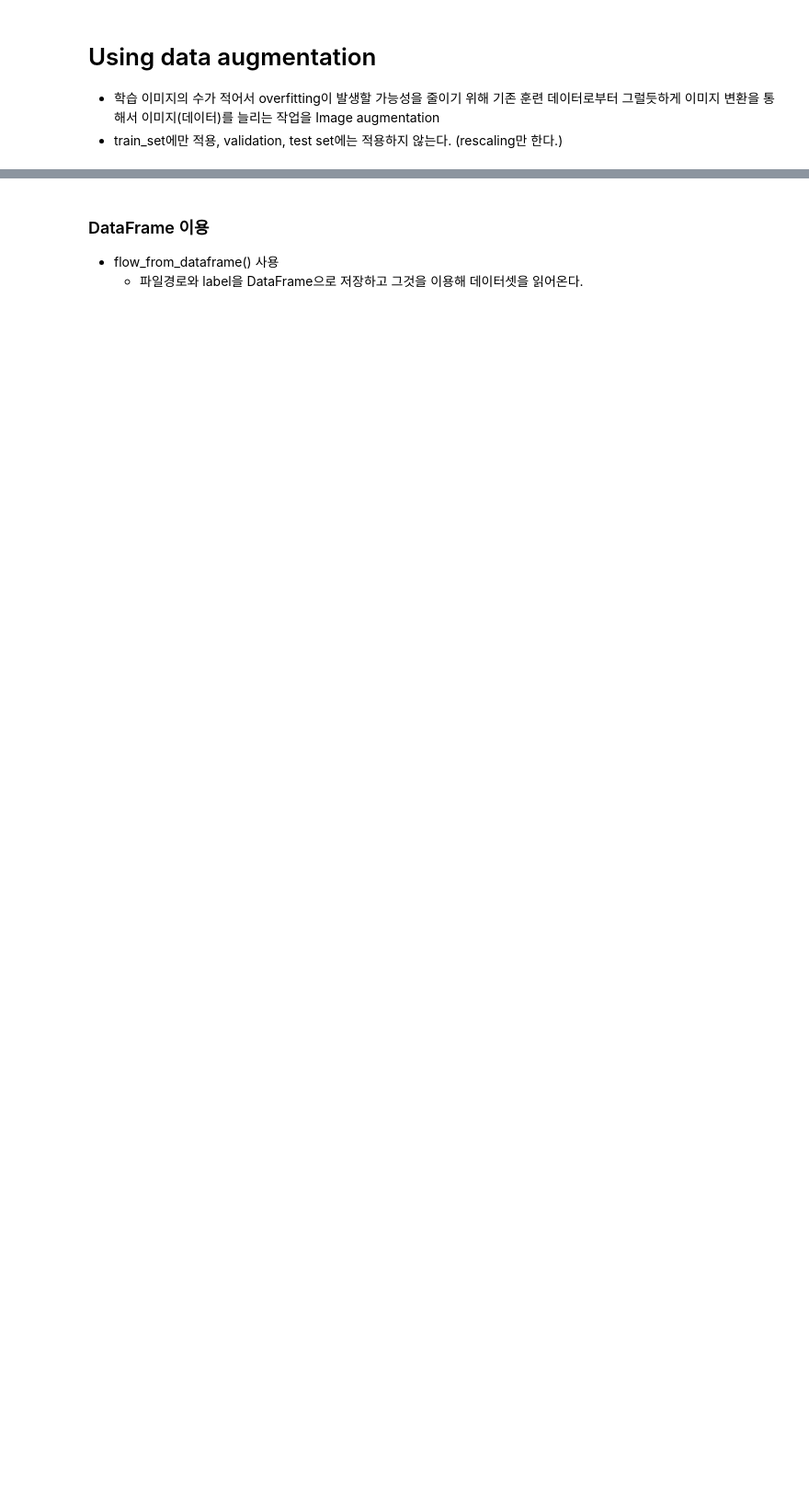
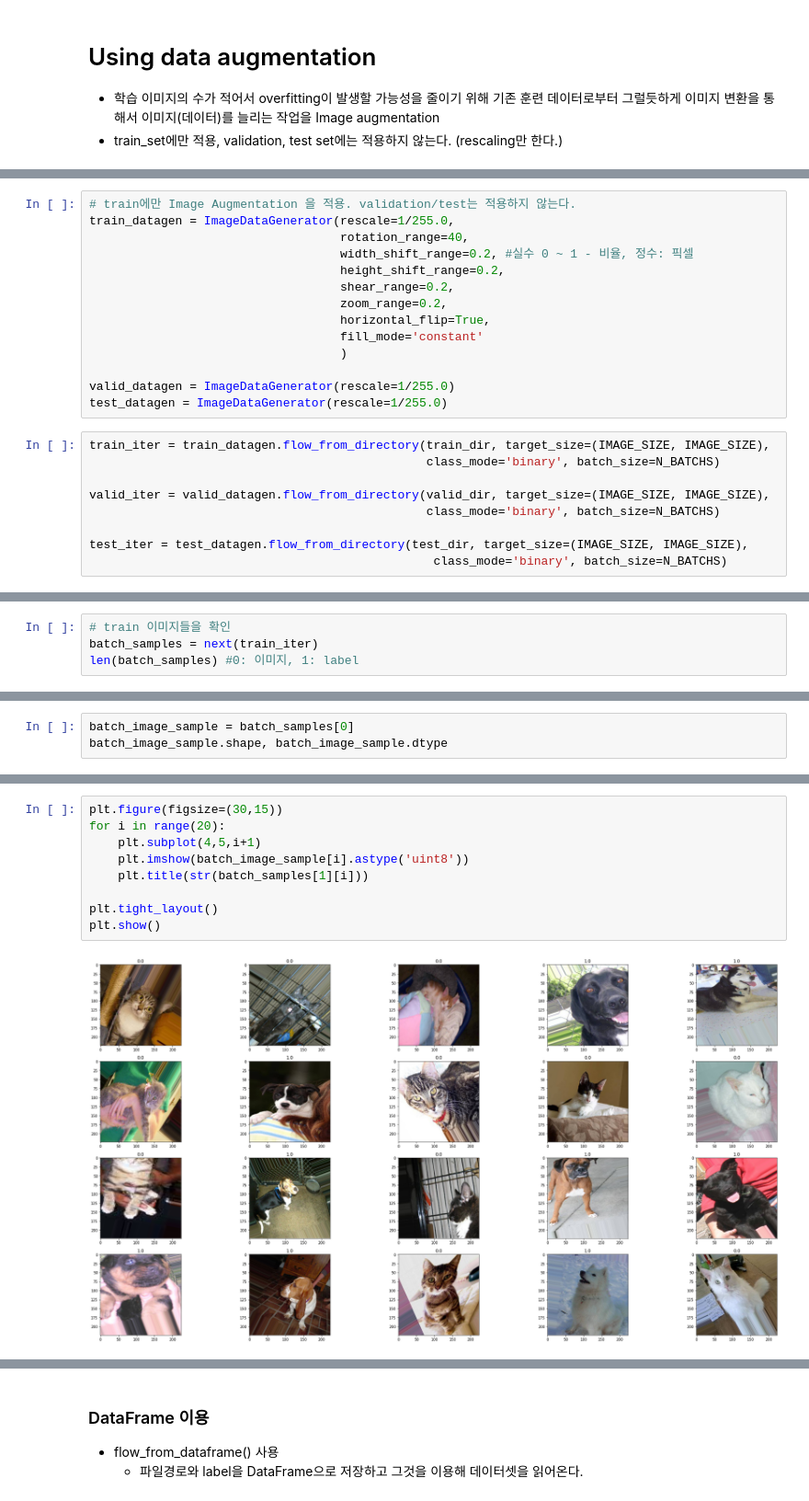
Before and after one commit to purple-cabbage0030/class_review, a Jupyter notebook: 13.deepLearning/08_2_CNN_Image Augmentation.ipynb, the cells around one changed output, grey strips where cells are left out. Shown at 92% size. Saved outputs shown, nothing was run; the diff lists cells and outputs as text; blank space fills up the shorter version.

```diff
--- a/13.deepLearning/08_2_CNN_Image Augmentation.ipynb
+++ b/13.deepLearning/08_2_CNN_Image Augmentation.ipynb
@@ -43,0 +336,23 @@ fname = 'cats_and_dogs_small.zip'
+# %%
+# train에만 Image Augmentation 을 적용. validation/test는 적용하지 않는다.
+train_datagen = ImageDataGenerator(rescale=1/255.0,
+                                   rotation_range=40,
+                                   width_shift_range=0.2, #실수 0 ~ 1 - 비율, 정수: 픽셀
+                                   height_shift_range=0.2,
+                                   shear_range=0.2,
+                                   zoom_range=0.2,
+                                   horizontal_flip=True,
+                                   fill_mode='constant'
+                                   )
+
+valid_datagen = ImageDataGenerator(rescale=1/255.0)
+test_datagen = ImageDataGenerator(rescale=1/255.0)
+# %%
+train_iter = train_datagen.flow_from_directory(train_dir, target_size=(IMAGE_SIZE, IMAGE_SIZE),
+                                               class_mode='binary', batch_size=N_BATCHS)
+
+valid_iter = valid_datagen.flow_from_directory(valid_dir, target_size=(IMAGE_SIZE, IMAGE_SIZE),
+                                               class_mode='binary', batch_size=N_BATCHS)
+
+test_iter = test_datagen.flow_from_directory(test_dir, target_size=(IMAGE_SIZE, IMAGE_SIZE),
+                                                class_mode='binary', batch_size=N_BATCHS)
@@ -43,0 +363,4 @@ fname = 'cats_and_dogs_small.zip'
+# %%
+# train 이미지들을 확인
+batch_samples = next(train_iter)
+len(batch_samples) #0: 이미지, 1: label
@@ -43,0 +369,3 @@ fname = 'cats_and_dogs_small.zip'
+# %%
+batch_image_sample = batch_samples[0]
+batch_image_sample.shape, batch_image_sample.dtype
@@ -43,0 +374,11 @@ fname = 'cats_and_dogs_small.zip'
+# %%
+plt.figure(figsize=(30,15))
+for i in range(20):
+    plt.subplot(4,5,i+1)
+    plt.imshow(batch_image_sample[i].astype('uint8'))
+    plt.title(str(batch_samples[1][i]))
+
+plt.tight_layout()
+plt.show()
+# %% [output]
+[figure, added]
```
Also changed, not shown: parts of 88 cells of this notebook.
